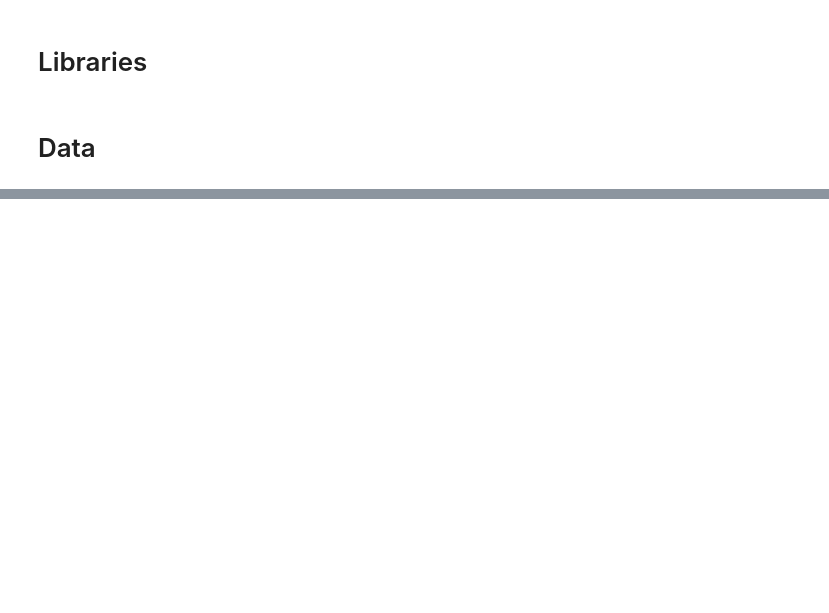
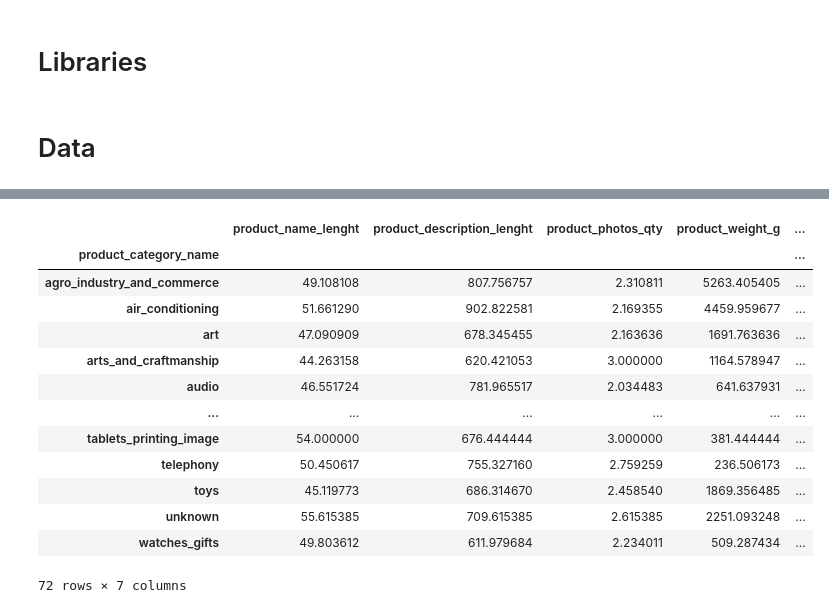
Before and after one commit to IgorComune/ecommerce_olist, a Jupyter notebook: olist.ipynb, the cells around one changed output, grey strips where cells are left out. Cells and saved outputs as stored; diff of their text form; code cells hidden in the pictures; blank space fills up the shorter version.

```diff
--- a/olist.ipynb
+++ b/olist.ipynb
@@ -42,0 +123,12 @@ geolocation
+# %%
+en_names = []
+pt_names = []
+for name in translation['product_category_name_english']:
+  en_names.append(name)
+
+for name in translation['product_category_name']:
+  pt_names.append(name)
+# %%
+zip_iterator = zip(pt_names, en_names)
+name_dictionary = dict(zip_iterator)
+name_dictionary
@@ -42,0 +153,2 @@ geolocation
+# %%
+products['product_category_name'] = products['product_category_name'].map(name_dictionary)
@@ -42,0 +164,19 @@ geolocation
+# %%
+products.product_category_name = products.product_category_name.fillna('unknown')
+# %%
+products.groupby('product_category_name').mean()
+# %% [output]
+|  | product_name_lenght | product_description_lenght | product_photos_qty | product_weight_g | ... |
+| product_category_name |  |  |  |  | ... |
+| agro_industry_and_commerce | 49.108108 | 807.756757 | 2.310811 | 5263.405405 | ... |
+| air_conditioning | 51.661290 | 902.822581 | 2.169355 | 4459.959677 | ... |
+| art | 47.090909 | 678.345455 | 2.163636 | 1691.763636 | ... |
+| arts_and_craftmanship | 44.263158 | 620.421053 | 3.000000 | 1164.578947 | ... |
+| audio | 46.551724 | 781.965517 | 2.034483 | 641.637931 | ... |
+| ... | ... | ... | ... | ... | ... |
+| tablets_printing_image | 54.000000 | 676.444444 | 3.000000 | 381.444444 | ... |
+| telephony | 50.450617 | 755.327160 | 2.759259 | 236.506173 | ... |
+| toys | 45.119773 | 686.314670 | 2.458540 | 1869.356485 | ... |
+| unknown | 55.615385 | 709.615385 | 2.615385 | 2251.093248 | ... |
+| watches_gifts | 49.803612 | 611.979684 | 2.234011 | 509.287434 | ... |
+72 rows × 7 columns
```
Also changed, not shown: parts of 15 cells of this notebook.
